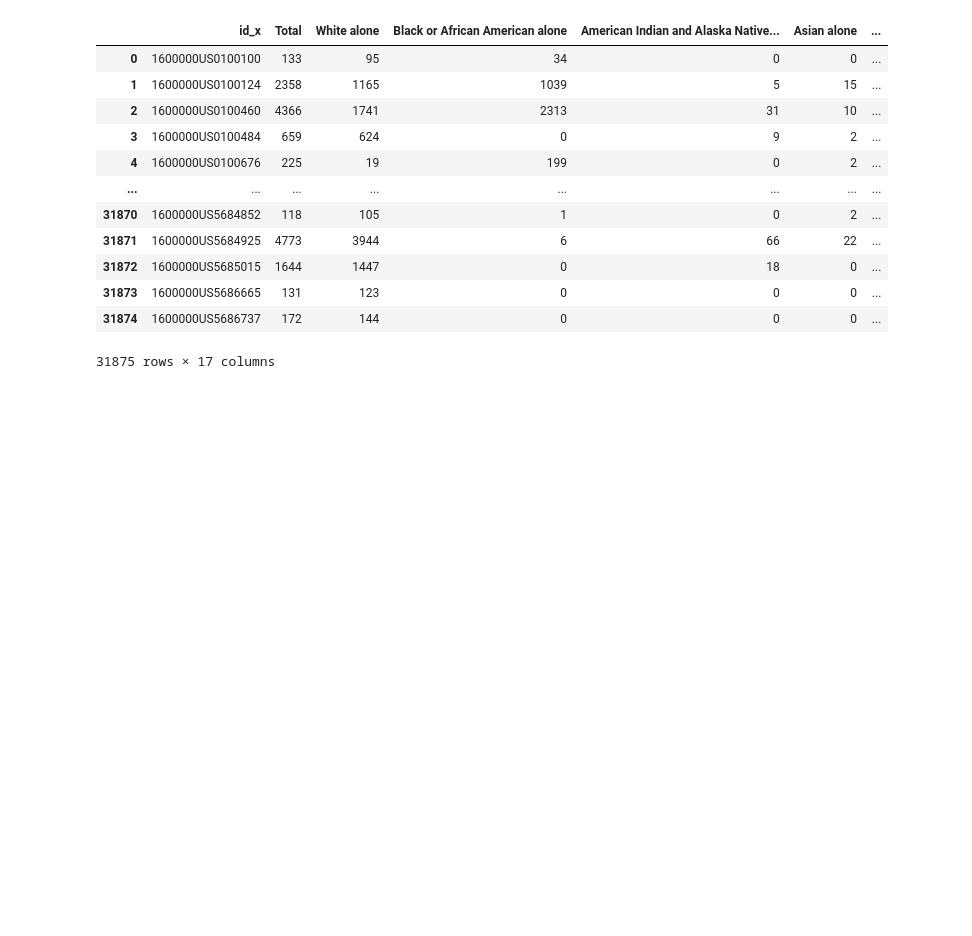
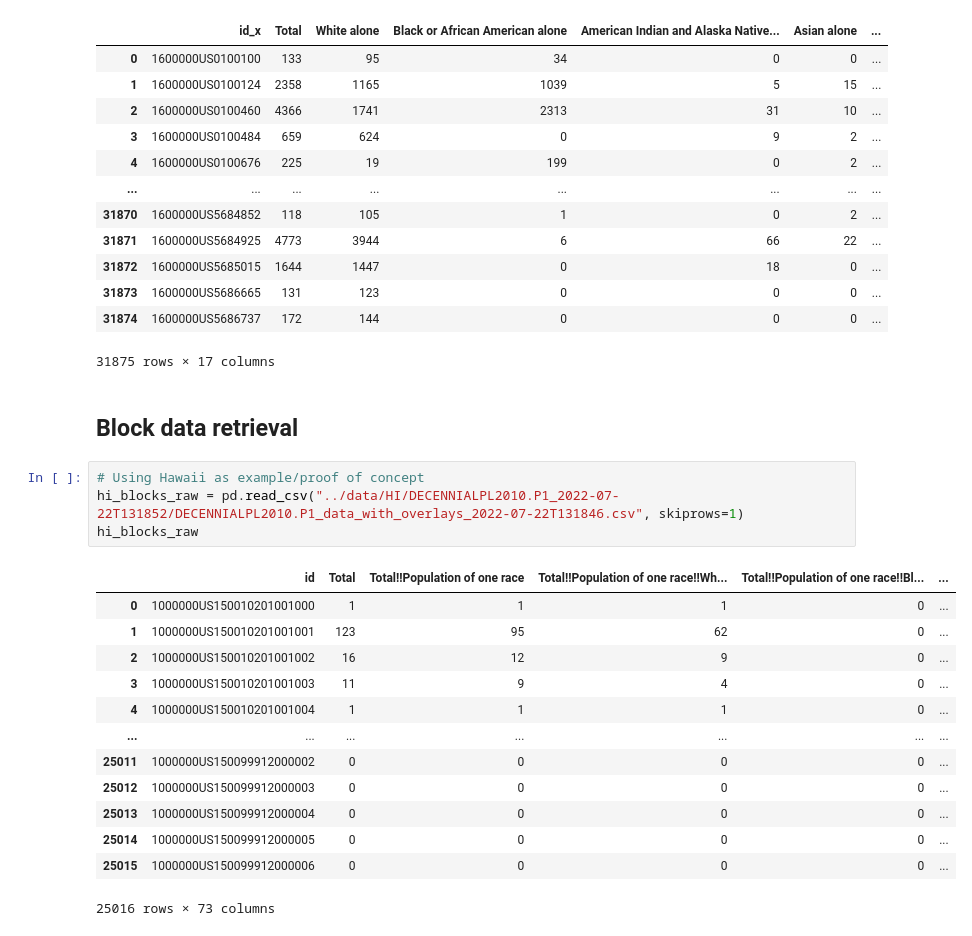
Before and after one commit to jasondamico/d3-visualizations, a Jupyter notebook: propublica_hotspots/python/cleaning.ipynb, the cells around one changed output. Cells and saved outputs as stored; diff of their text form; blank space fills up the shorter version.

Commit message:
Load 2010 census data by block
Using only Hawaii as a proof of concept, will expand to the whole US down the road

```diff
--- a/propublica_hotspots/python/cleaning.ipynb
+++ b/propublica_hotspots/python/cleaning.ipynb
@@ -116,3 +116,23 @@ df
 | 31873 | 1600000US5686665 | 131 | 123 | 0 | 0 | 0 | ... |
 | 31874 | 1600000US5686737 | 172 | 144 | 0 | 0 | 0 | ... |
 31875 rows × 17 columns
+# %% [markdown]
+## Block data retrieval
+# %%
+# Using Hawaii as example/proof of concept
+hi_blocks_raw = pd.read_csv("../data/HI/DECENNIALPL2010.P1_2022-07-22T131852/DECENNIALPL2010.P1_data_with_overlays_2022-07-22T131846.csv", skiprows=1)
+hi_blocks_raw
+# %% [output]
+|  | id | Total | Total!!Population of one race | Total!!Population of one race!!Wh... | Total!!Population of one race!!Bl... | ... |
+| 0 | 1000000US150010201001000 | 1 | 1 | 1 | 0 | ... |
+| 1 | 1000000US150010201001001 | 123 | 95 | 62 | 0 | ... |
+| 2 | 1000000US150010201001002 | 16 | 12 | 9 | 0 | ... |
+| 3 | 1000000US150010201001003 | 11 | 9 | 4 | 0 | ... |
+| 4 | 1000000US150010201001004 | 1 | 1 | 1 | 0 | ... |
+| ... | ... | ... | ... | ... | ... | ... |
+| 25011 | 1000000US150099912000002 | 0 | 0 | 0 | 0 | ... |
+| 25012 | 1000000US150099912000003 | 0 | 0 | 0 | 0 | ... |
+| 25013 | 1000000US150099912000004 | 0 | 0 | 0 | 0 | ... |
+| 25014 | 1000000US150099912000005 | 0 | 0 | 0 | 0 | ... |
+| 25015 | 1000000US150099912000006 | 0 | 0 | 0 | 0 | ... |
+25016 rows × 73 columns
```
